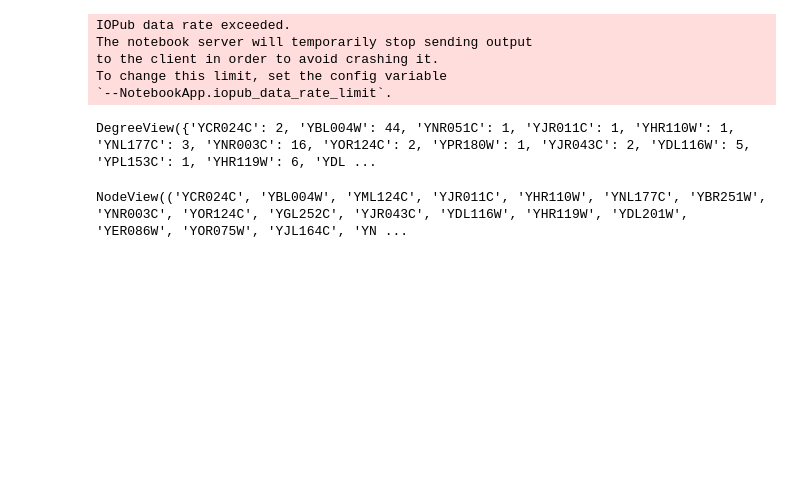
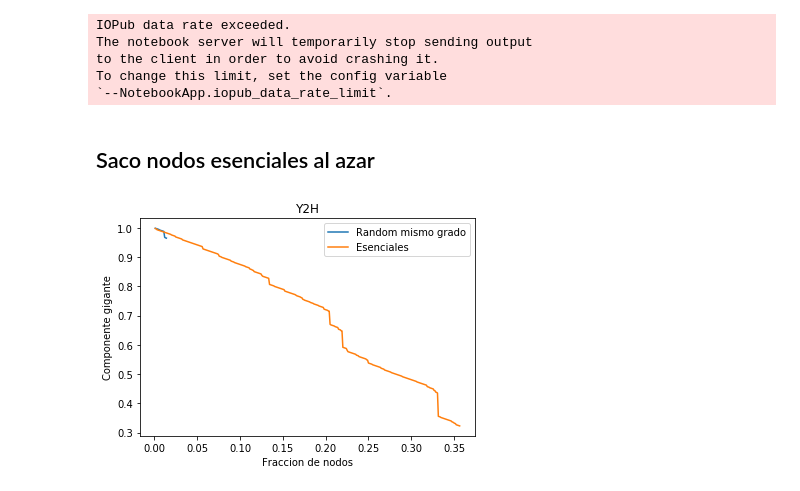
Before and after one commit to fedesevle/Redes_FLEM, a Jupyter notebook: TP2/TP_2.ipynb, the cells around one changed output. Saved outputs shown, nothing was run; the diff lists cells and outputs as text; code cells hidden in the pictures; blank space fills up the shorter version.

```diff
--- a/TP2/TP_2.ipynb
+++ b/TP2/TP_2.ipynb
@@ -372,12 +372,5 @@ The notebook server will temporarily stop sending output
 to the client in order to avoid crashing it.
 To change this limit, set the config variable
 `--NotebookApp.iopub_data_rate_limit`.
-# %%
-for i in G.nodes():
-    if G.nodes[i]['es']==1:
-# %% [output]
-DegreeView({'YCR024C': 2, 'YBL004W': 44, 'YNR051C': 1, 'YJR011C': 1, 'YHR110W': 1, 'YNL177C': 3, 'YNR003C': 16, 'YOR124C': 2, 'YPR180W': 1, 'YJR043C': 2, 'YDL116W': 5, 'YPL153C': 1, 'YHR119W': 6, 'YDL ...
-# %%
-G.nodes()
-# %% [output]
-NodeView(('YCR024C', 'YBL004W', 'YML124C', 'YJR011C', 'YHR110W', 'YNL177C', 'YBR251W', 'YNR003C', 'YOR124C', 'YGL252C', 'YJR043C', 'YDL116W', 'YHR119W', 'YDL201W', 'YER086W', 'YOR075W', 'YJL164C', 'YN ...
+# %% [markdown]
+## Saco nodos esenciales al azar
@@ -383,0 +408,33 @@ NodeView(('YCR024C', 'YBL004W', 'YML124C', 'YJR011C', 'YHR110W', 'YNL177C', 'YBR
+# %%
+GG=G.copy() #Copio la red
+Componente_Gigante_INT=sorted(nx.connected_components(GG), key=len, reverse=True)[0] #Conjunto de nodos comp_gigante
+Componente_Gigante = GG.subgraph(Componente_Gigante_INT) #armo la RED con sólo la componente gigante
+cantidad_nodos_gigante = len(Componente_Gigante)
+
+paso=0
+dg_random=[]
+pasos_random=[]
+while len(Componente_Gigante)>1 and (grados[paso] in Grados):
+    grados_GG = [gra for (nom,gra) in GG.degree()]
+    Grados = np.asarray(grados_GG)
+    I=GG.copy() #copio la red para que el iterable no cambie al remover un nodo
+    llave=0
+    for i in I.nodes(): #remuevo el nodo degrado más cercano al del nodo esencial
+        if i in GG.nodes() and llave==0:
+            if GG.degree[i]==grados[paso]:
+                GG.remove_node(i)
+                llave=1
+    paso+=1
+    Componente_Gigante_INT=sorted(nx.connected_components(GG), key=len, reverse=True)[0] #Redefino la componente gigante sin el nodo que saqué
+    Componente_Gigante = GG.subgraph(Componente_Gigante_INT)
+    GG=Componente_Gigante.copy()
+    fraccion=len(Componente_Gigante)/cantidad_nodos_gigante #proporción de nodos que restan
+    dg_random.append(fraccion)
+    pasos_random.append(paso/cantidad_nodos_gigante) #proporción de nodos que saqué del total de la comp gigante original
+
+plt.plot(pasos_random,dg_random,label="Random mismo grado")
+plt.plot(pasos_esencial,dg_esencial,label="Esenciales")
+plt.legend();plt.title("Y2H");plt.xlabel('Fraccion de nodos');plt.ylabel('Componente gigante')
+plt.show()
+# %% [output]
+[figure, added]
```
Also changed, not shown: parts of 5 cells of this notebook.
